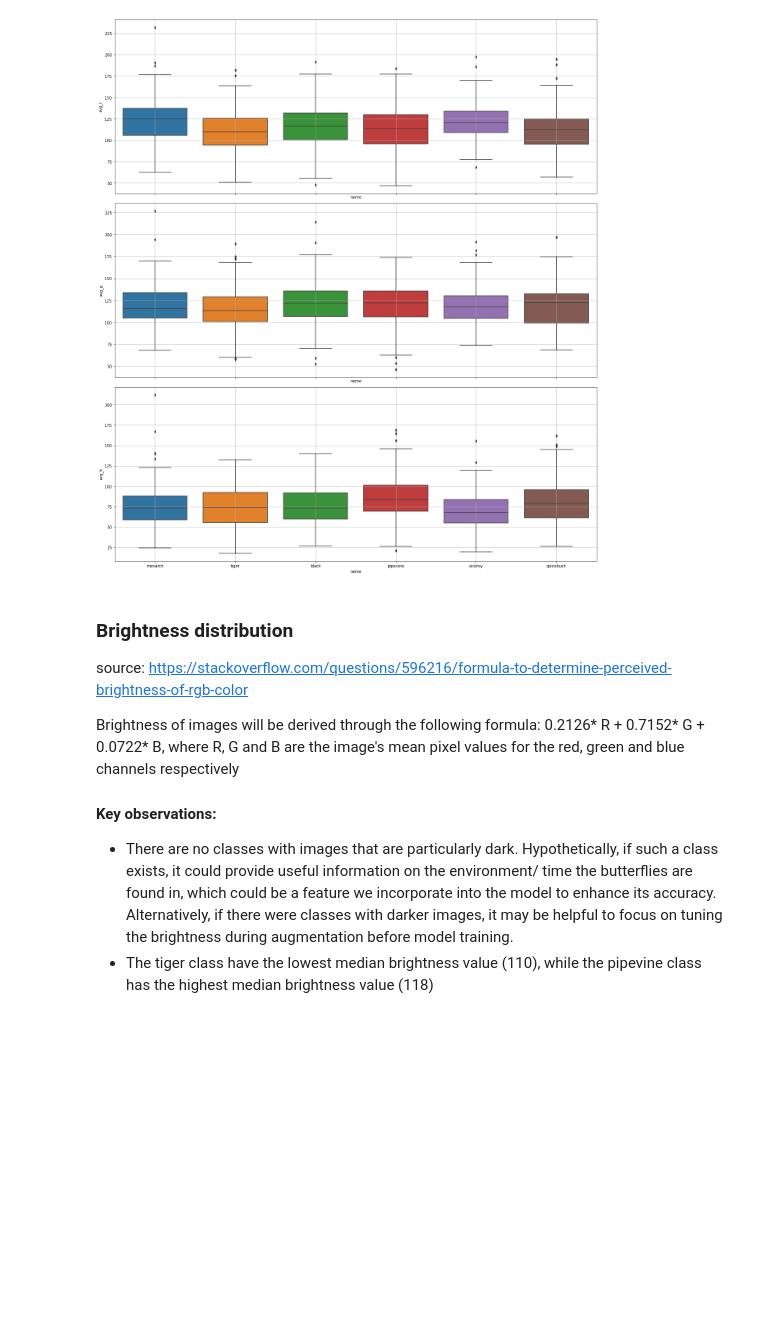
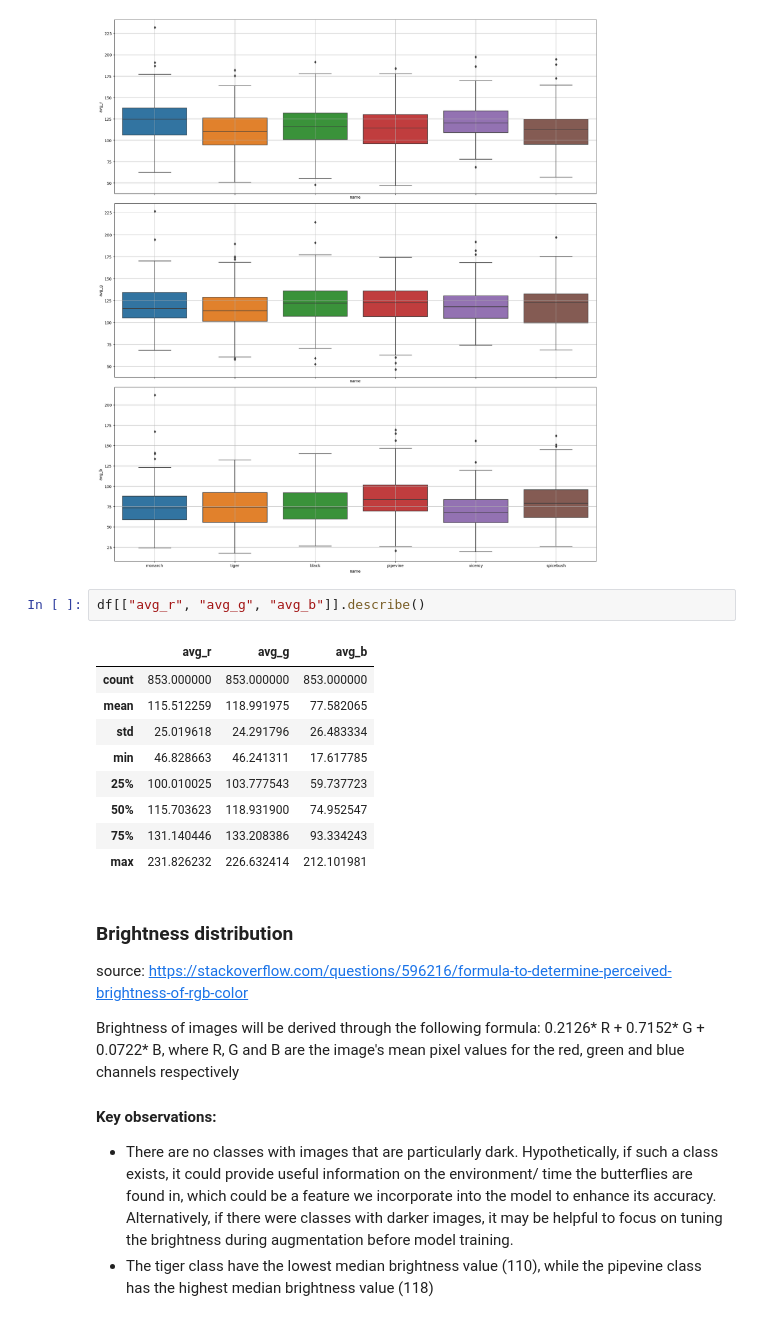
Before and after one commit to yuxuanneo/image_classification_butterfly, a Jupyter notebook: eda.ipynb, the cells around one changed output. Cells and saved outputs as stored; diff of their text form; blank space fills up the shorter version.

```diff
--- a/eda.ipynb
+++ b/eda.ipynb
@@ -145,6 +146,18 @@ for i, colour in enumerate(["r", "g", "b"]):
 plot_cont_per_class(df = df, cols_to_plot= ["avg_r", "avg_g", "avg_b"], target = "name", fig_size = (18, 20))
 # %% [output]
 [figure]
+# %%
+df[["avg_r", "avg_g", "avg_b"]].describe()
+# %% [output]
+|  | avg_r | avg_g | avg_b |
+| count | 853.000000 | 853.000000 | 853.000000 |
+| mean | 115.512259 | 118.991975 | 77.582065 |
+| std | 25.019618 | 24.291796 | 26.483334 |
+| min | 46.828663 | 46.241311 | 17.617785 |
+| 25% | 100.010025 | 103.777543 | 59.737723 |
+| 50% | 115.703623 | 118.931900 | 74.952547 |
+| 75% | 131.140446 | 133.208386 | 93.334243 |
+| max | 231.826232 | 226.632414 | 212.101981 |
 # %% [markdown]
 ### Brightness distribution
 source: https://stackoverflow.com/questions/596216/formula-to-determine-perceived-brightness-of-rgb-color
```
Also changed, not shown: parts of 6 cells of this notebook, 1 other file.
